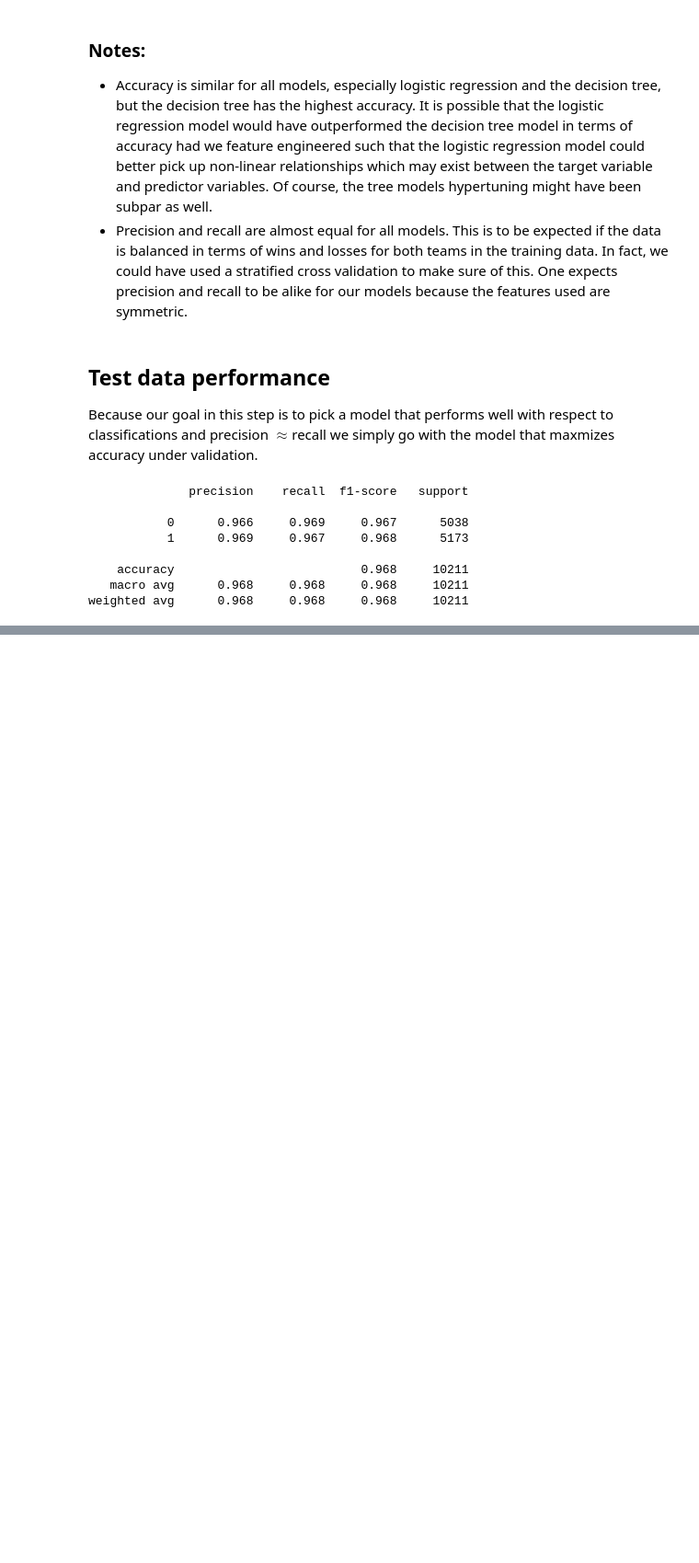
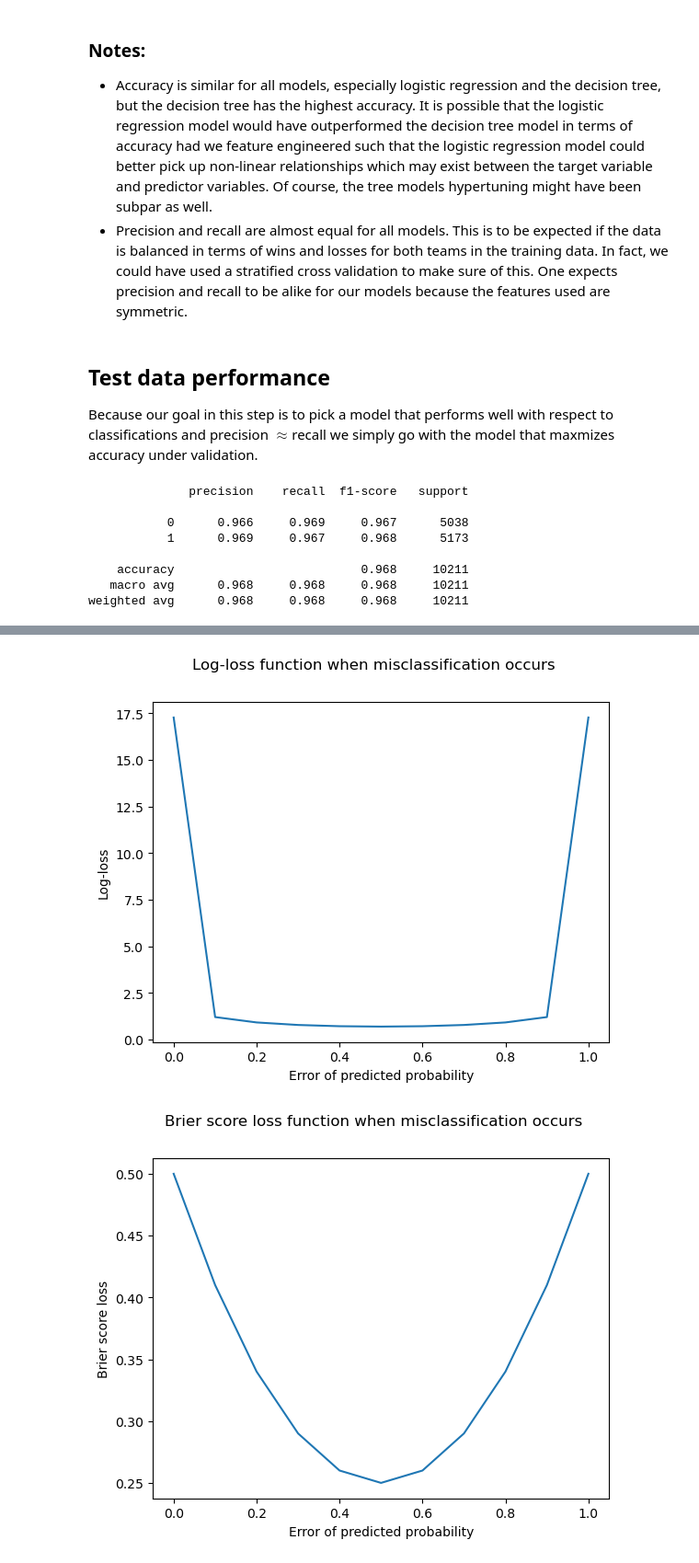
Before and after one commit to wlamnorman/League_of_legends_prediction, a Jupyter notebook: league_of_legends_pred.ipynb, the cells around one changed output, grey strips where cells are left out. Shown: that part at 92% size. Cells and saved outputs as stored; diff of their text form; code cells hidden in the pictures; blank space fills up the shorter version.

```diff
--- a/league_of_legends_pred.ipynb
+++ b/league_of_legends_pred.ipynb
@@ -312,0 +292,24 @@ https://aicorespot.io/an-intro-to-probability-scoring-strategies-in-python-2/
+# %%
+true_labels = [0 for x in range(50)] + [1 for x in range(50)] # balanced dataset, as our is
+predictions = [0.0, 0.1, 0.2, 0.3, 0.4, 0.5, 0.6, 0.7, 0.8, 0.9, 1.0]
+
+# plot predictions vs log-loss
+log_losses = [log_loss(true_labels, [y for x in range(len(testy))]) for y in predictions]
+fig = plt.figure()
+log_loss_plot = plt.plot(predictions, log_losses)
+fig.suptitle('Log-loss function when misclassification occurs')
+plt.xlabel('Error of predicted probability')
+plt.ylabel('Log-loss')
+plt.show()
+
+# plot predictions vs brier score loss
+brier_score_losses = [brier_score_loss(true_labels, [y for x in range(len(testy))]) for y in predictions]
+fig = plt.figure()
+plt.plot(predictions, brier_score_losses)
+fig.suptitle('Brier score loss function when misclassification occurs')
+plt.xlabel('Error of predicted probability')
+plt.ylabel('Brier score loss')
+plt.show()
+# %% [output]
+[figure, added]
+[figure, added]
```
Also changed, not shown: parts of 29 cells of this notebook.
